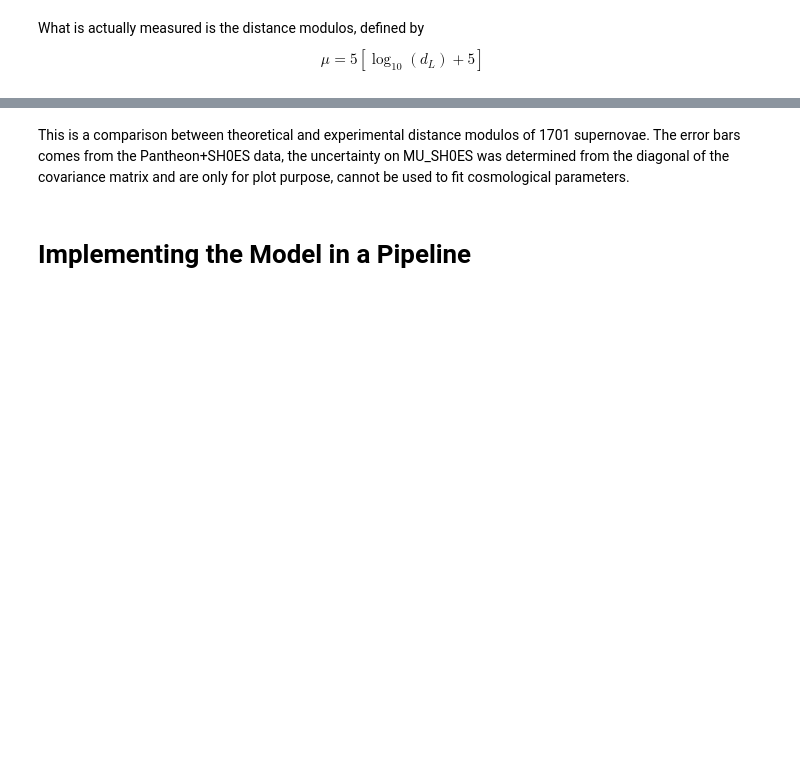
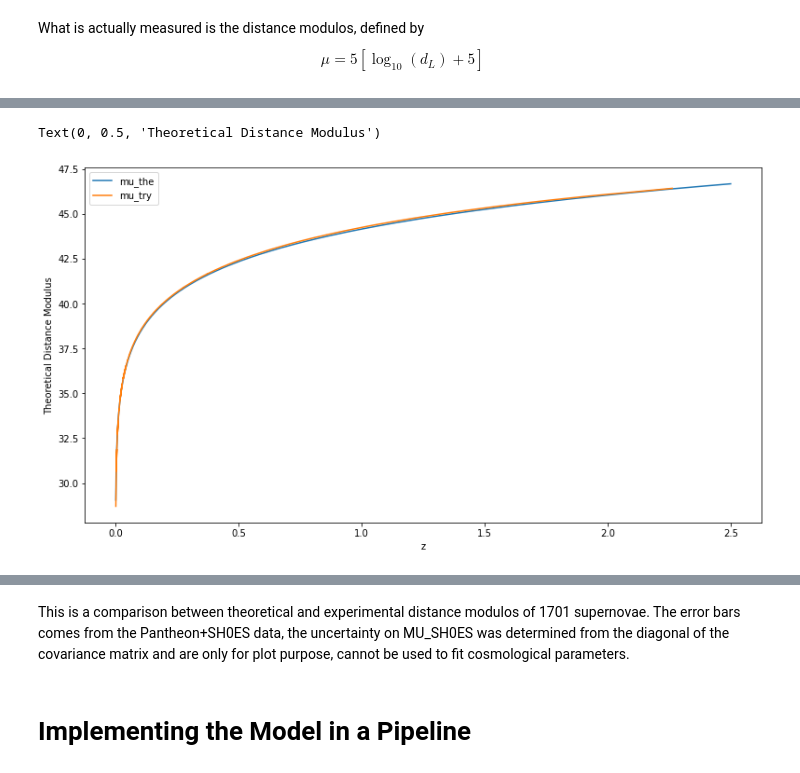
Before and after one commit to dimasjackson/Supernovae-Analysis-with-MCMC, a Jupyter notebook: final_supernovae-analysis-with-mcmc.ipynb, the cells around one changed output, grey strips where cells are left out. Cells and saved outputs as stored; diff of their text form; code cells hidden in the pictures; blank space fills up the shorter version.

```diff
--- a/final_supernovae-analysis-with-mcmc.ipynb
+++ b/final_supernovae-analysis-with-mcmc.ipynb
@@ -125,3 +177,20 @@ plt.savefig('theo_dist.png')
+# %%
+# Trying to find an exact function approximation to \mu
+def mu_try(z):
+    return 1457 / 33 * z**(2/33)
+# %%
+# Plot the numerical interpolation function of the theoretical model
+plt.figure(figsize=(13,7))
+z = np.arange(0.001,2.5,0.0014)
+plt.plot(z, mu_try(z), label='mu')
+plt.plot(z_var, mu_model_inter(z_var))
+legend = ("mu_the","mu_try")
+plt.legend(legend)
+plt.xlabel("z")
+plt.ylabel("Theoretical Distance Modulus")
+# %% [output]
+Text(0, 0.5, 'Theoretical Distance Modulus')
+[figure, added]
 # %%
 # Plot the theoretical experimental comparison of the distance modulos
 plt.figure(figsize=(15,7))
```
Also changed, not shown: parts of 66 cells of this notebook.
